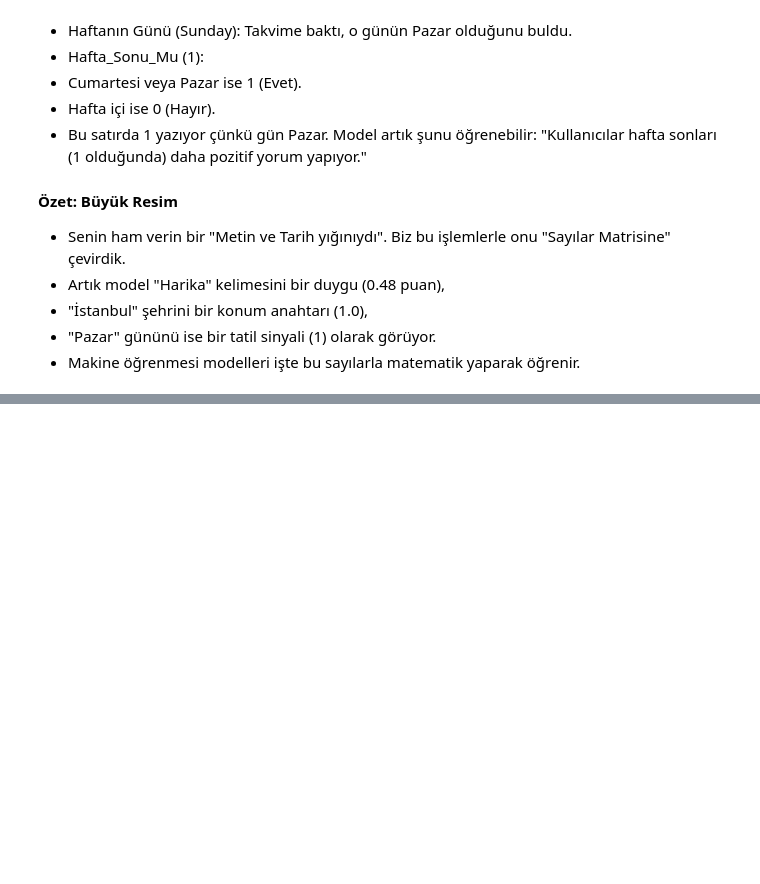
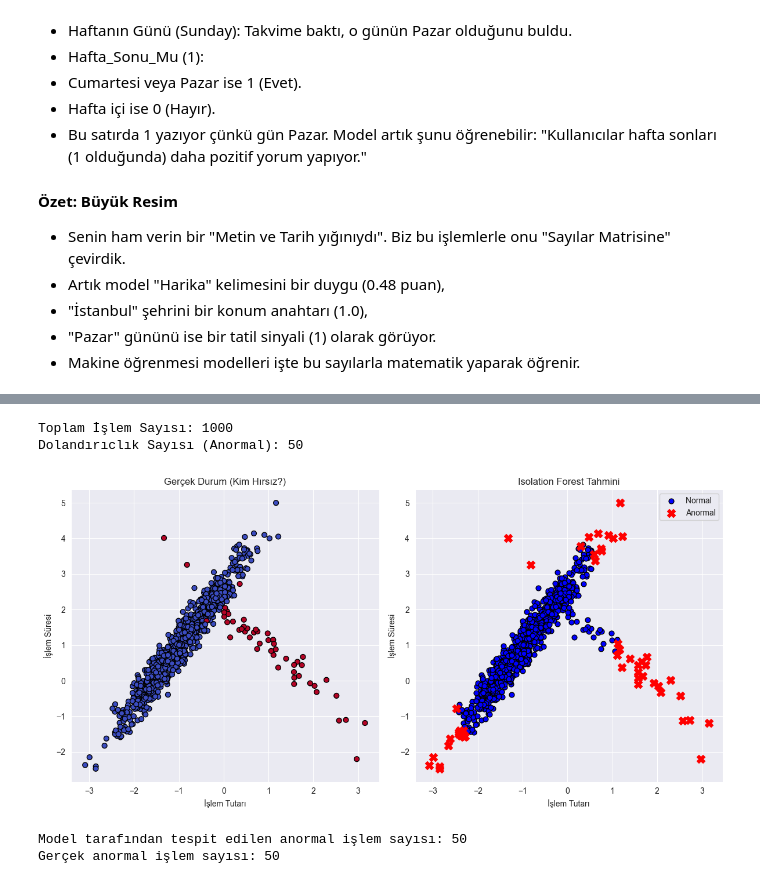
Before and after one commit to MelihKotman/Python-Data-Science-Learnings-With-Doc, a Jupyter notebook: Self-Learnings/learning_lab.ipynb, the cells around one changed output, grey strips where cells are left out. Cells and saved outputs as stored; diff of their text form; code cells hidden in the pictures; blank space fills up the shorter version.

```diff
--- a/Self-Learnings/learning_lab.ipynb
+++ b/Self-Learnings/learning_lab.ipynb
@@ -1235,0 +1253,69 @@ Kelime (Sözlük): ['alırım' 'bozuk' 'ederim' 'etmek' 'fiyat' 'geldi' 'harika'
+# %%
+# Kredi Kartı Sahteciliği Simülasyonu ve Isolation Forest ile Anormallik Tespiti
+
+import numpy as np
+import matplotlib.pyplot as plt
+from sklearn.ensemble import IsolationForest
+from sklearn.datasets import make_classification
+
+# 1. Sahte Veri Seti Oluşturma
+# Gerçek hayatta dolandırıcılık vakaları nadırdir.
+# weighrs = [0.95, 0.05] ile %95 normal, %5 anormal veri oluşturuyoruz.
+X, y_true = make_classification(
+    n_samples=1000,          # Toplam 1000 işlem
+    n_features=2,            # 2 özellik (Örn: İşlem Tutarı ve İşlem Süresi)
+    n_informative=2,         # Her iki özellik de bilgi taşısın
+    n_redundant=0,           # Gereksiz özellik yok
+    n_clusters_per_class=1,  # Her sınıf tek bir öbekte toplansın
+    weights=[0.95, 0.05],   # %95 normal, %5 anormal veri
+    flip_y=0,               # Sınıf etiketlerini karıştırma
+    random_state=42         # Rastgelelik kontrolü
+)
+
+print("Toplam İşlem Sayısı:", len(X))
+print(f"Dolandırıclık Sayısı (Anormal): {sum(y_true)}")
+
+# 2. Isolation Forest Modeli ile Anormallik Tespiti
+# contamination: Veri setinde ne kadar "kirli" (anormal) veri olduğunu belirtir. Biz %5 anormal veri oluşturduğumuz için 0.05 veriyoruz.
+iso_forest = IsolationForest(n_estimators=100, contamination=0.05, random_state=42)
+
+# Modeli eğit
+iso_forest.fit(X) #y_true etiketlerini kullanmadan sadece X verisiyle eğitiyoruz çünkü denetimsiz öğrenme yapıyoruz.
+
+# Tahmin Yap
+# 1: Normal Veri, -1: Anormal Veri
+y_pred = iso_forest.predict(X)
+
+# Sklearn çıktısını bizim anlayacağımız gibi dönüştürelim
+# 1 → Normal (0), -1 → Anormal (1)
+y_pred_formatted = np.where(y_pred == -1, 1, 0) # Anormal olanları 1 yap, normal olanları 0 yap
+
+# 3. Sonuçları Görselleştirme
+plt.figure(figsize=(12, 6))
+
+plt.subplot(1, 2, 1)
+plt.scatter(X[:, 0], X[:, 1], c=y_true, cmap='coolwarm', edgecolors='k', s=40)
+plt.title("Gerçek Durum (Kim Hırsız?)")
+plt.xlabel("İşlem Tutarı")
+plt.ylabel("İşlem Süresi")
+
+plt.subplot(1, 2, 2)
+plt.scatter(X[y_pred == 1][:, 0], X[y_pred == 1][:, 1], c='blue', edgecolors='k', s=40, label='Normal')
+plt.scatter(X[y_pred == -1][:, 0], X[y_pred == -1][:, 1], c='red', s=100, label='Anormal', marker= 'X')
+plt.title("Isolation Forest Tahmini")
+plt.xlabel("İşlem Tutarı")
+plt.ylabel("İşlem Süresi")
+plt.legend()
+
+plt.tight_layout()
+plt.show()
+
+detected_anomalies = sum(y_pred_formatted)
+print(f"Model tarafından tespit edilen anormal işlem sayısı: {detected_anomalies}")
+print(f"Gerçek anormal işlem sayısı: {sum(y_true)}")
+# %% [output]
+Toplam İşlem Sayısı: 1000
+Dolandırıclık Sayısı (Anormal): 50
+[figure, added]
+Model tarafından tespit edilen anormal işlem sayısı: 50
+Gerçek anormal işlem sayısı: 50
```
Also changed, not shown: parts of 3 cells of this notebook.
